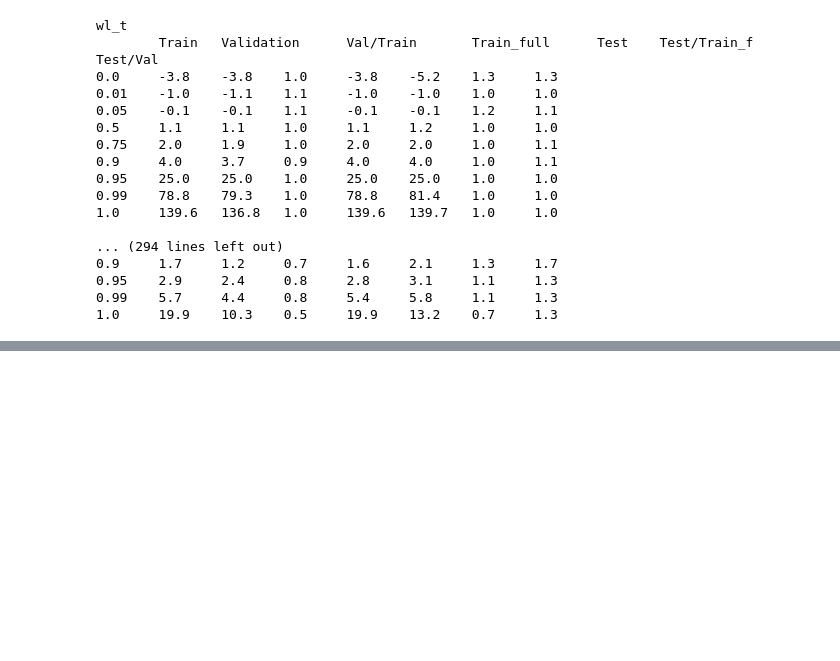
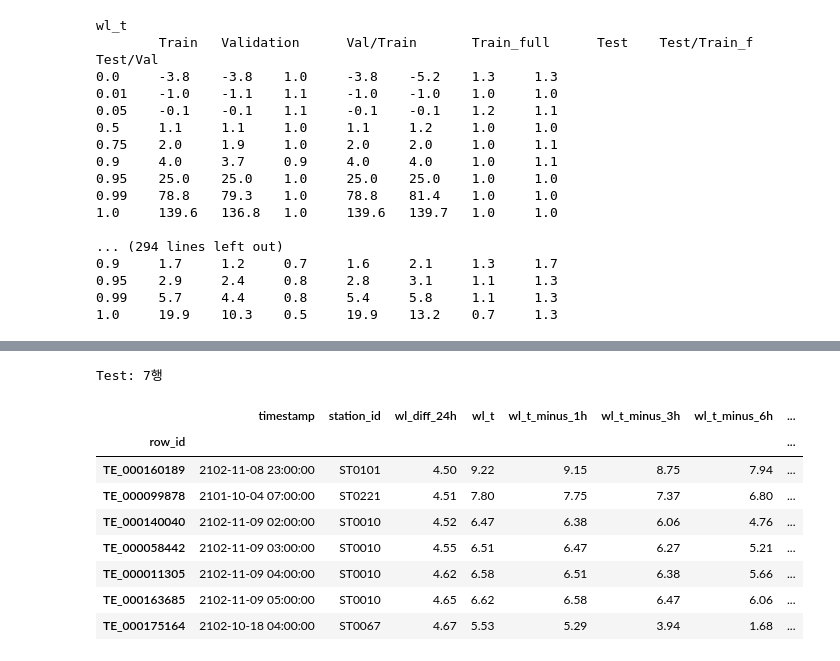
Before and after one commit to soohok402/AI_Data_exhibition, a Jupyter notebook: notebook/01_train_test_comparison.ipynb, the cells around one changed output, grey strips where cells are left out. Cells and saved outputs as stored; diff of their text form; code cells hidden in the pictures; blank space fills up the shorter version.

```diff
--- a/notebook/01_train_test_comparison.ipynb
+++ b/notebook/01_train_test_comparison.ipynb
@@ -494,0 +533,27 @@ test.loc[
+# %%
+# ======================================================================
+# (추가분석) 12h, 24h 수위차분변수군 0분위수와 1분위수에서 이상치 의심, 추가분석
+# ======================================================================
+# 24h 수위차분변수, val 1분위수 6.1로 test보다 높아 확인 필요: 이상치 판단근거 없음, 보류
+
+# 조건으로 이상치 탐지
+cond = test['wl_diff_24h'] > 4.5
+
+print(f'Test: {cond.sum()}행')
+display(
+    test.loc[
+        cond,
+        ['timestamp', 'station_id', 'wl_diff_24h'] + wl_cols
+    ].sort_values(['wl_diff_24h', 'timestamp'])
+)
+# %% [output]
+Test: 7행
+|  | timestamp | station_id | wl_diff_24h | wl_t | wl_t_minus_1h | wl_t_minus_3h | wl_t_minus_6h | ... |
+| row_id |  |  |  |  |  |  |  | ... |
+| TE_000160189 | 2102-11-08 23:00:00 | ST0101 | 4.50 | 9.22 | 9.15 | 8.75 | 7.94 | ... |
+| TE_000099878 | 2101-10-04 07:00:00 | ST0221 | 4.51 | 7.80 | 7.75 | 7.37 | 6.80 | ... |
+| TE_000140040 | 2102-11-09 02:00:00 | ST0010 | 4.52 | 6.47 | 6.38 | 6.06 | 4.76 | ... |
+| TE_000058442 | 2102-11-09 03:00:00 | ST0010 | 4.55 | 6.51 | 6.47 | 6.27 | 5.21 | ... |
+| TE_000011305 | 2102-11-09 04:00:00 | ST0010 | 4.62 | 6.58 | 6.51 | 6.38 | 5.66 | ... |
+| TE_000163685 | 2102-11-09 05:00:00 | ST0010 | 4.65 | 6.62 | 6.58 | 6.47 | 6.06 | ... |
+| TE_000175164 | 2102-10-18 04:00:00 | ST0067 | 4.67 | 5.53 | 5.29 | 3.94 | 1.68 | ... |
```
Also changed, not shown: parts of 12 cells of this notebook, 1 other file.
